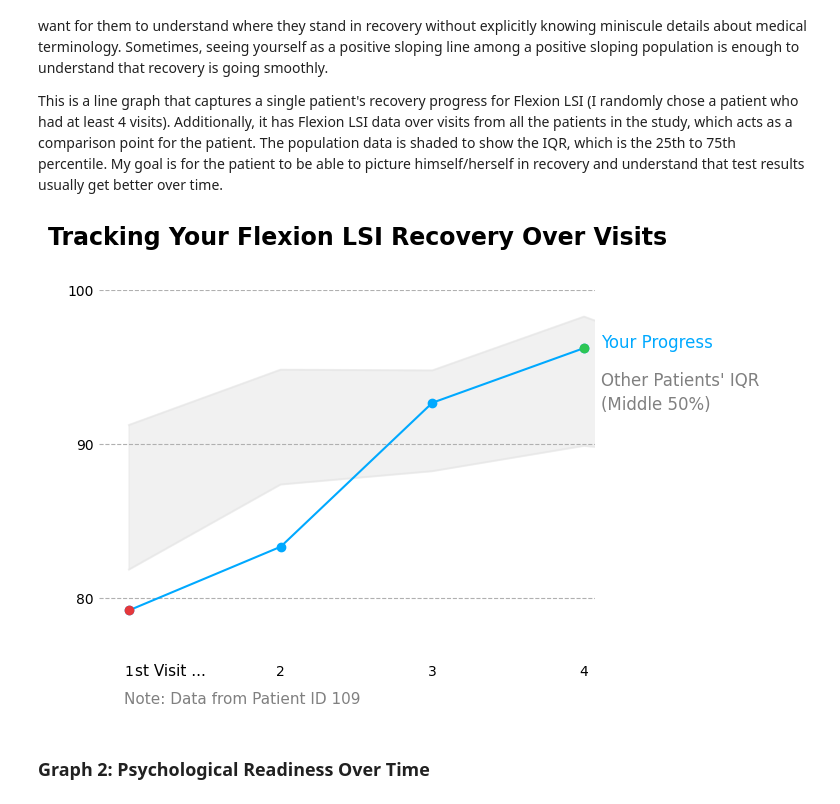
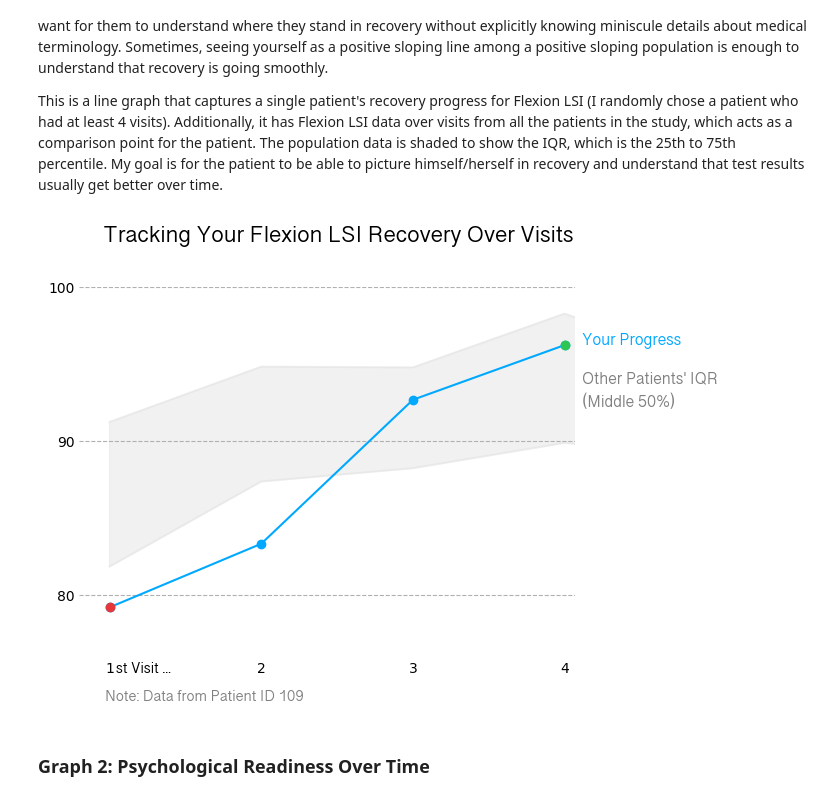
Before and after one commit to mayooueidat-uva/ACLR-group-project, a Jupyter notebook: Graphs/Initial_graphs_group-Copy3.ipynb, the cells around one changed output. Saved outputs shown, nothing was run; the diff lists cells and outputs as text; code cells hidden in the pictures.

Commit message:
adding fonts back to graph

```diff
--- a/Graphs/Initial_graphs_group-Copy3.ipynb
+++ b/Graphs/Initial_graphs_group-Copy3.ipynb
@@ -72,40 +72,40 @@ plt.plot(highlight_data['visit_num'], highlight_data['lsi_flex_isok_60'],
 
 # Add colored dots
 plt.plot(highlight_data['visit_num'].iloc[0], highlight_data['lsi_flex_isok_60'].iloc[0], marker='o', color='#E5383B', markersize=6)
 plt.plot(highlight_data['visit_num'].iloc[3], highlight_data['lsi_flex_isok_60'].iloc[3], marker='o', color='#2DC653', markersize=6)
 
 # Add titles/labels/text
-plt.title('Tracking Your Flexion LSI Recovery Over Visits', weight='bold', size=17, x=0.522, y=1.1)
-plt.figtext(0.91, 0.76, 'Your Progress', size = 12, color='#00A9FF')
-plt.figtext(0.91, 0.68, "Other Patients' IQR", size = 12, color='gray')
-plt.figtext(0.91, 0.63, "(Middle 50%)", size = 12, color='gray')
-plt.figtext(0.182, 0.0755, "st Visit ...", size = 11, color='black')
-plt.figtext(0.165, 0.019, "Note: Data from Patient ID 109", size = 11, color='gray')
+plt.title('Tracking Your Flexion LSI Recovery Over Visits', weight='bold', size=17, x=0.522, y=1.1, fontfamily='Sinhala Sangam MN')
+plt.figtext(0.91, 0.76, 'Your Progress', size = 12, color='#00A9FF', fontfamily='Sinhala Sangam MN')
+plt.figtext(0.91, 0.68, "Other Patients' IQR", size = 12, color='gray', fontfamily='Sinhala Sangam MN')
+plt.figtext(0.91, 0.63, "(Middle 50%)", size = 12, color='gray', fontfamily='Sinhala Sangam MN')
+plt.figtext(0.182, 0.0755, "st Visit ...", size = 11, color='black', fontfamily='Sinhala Sangam MN')
+plt.figtext(0.165, 0.019, "Note: Data from Patient ID 109", size = 11, color='gray', fontfamily='Sinhala Sangam MN')
 
 # Customize graph
 plt.xlim(.8, 4.07)
 plt.xticks([1, 2, 3, 4])
 plt.ylim(76, 100)
 plt.yticks([80, 90, 100])
 
 plt.tick_params(axis='y', which='both',length=0)
 plt.tick_params(axis='x', which='both',length=0)
 
 plt.gca().spines['top'].set_visible(False)
 plt.gca().spines['right'].set_visible(False)
 plt.gca().spines['left'].set_visible(False)
 plt.gca().spines['bottom'].set_visible(False)
 
 plt.grid(axis='y', linestyle = '--')
 
 # Fonts: STIX Two Text, Sinhala Sangam MN, Iowan Old Style
 
 #### JESSICA: on this copy, i've deleted the font commands. that's just because...
 # ...they generate long strings of error messages when i try to run my code and it's obstructed...
 # ...my ability to see everything.
 # we will re-add them in our final codebook!
 # %% [output]
-[figure, old version]
+[figure, new version]
 # %% [markdown]
 ### Graph 2: Psychological Readiness Over Time
 # %% [markdown]
```
